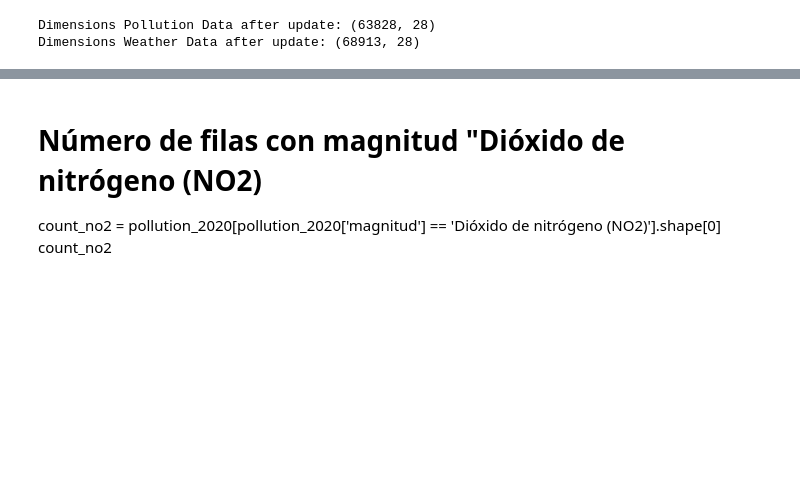
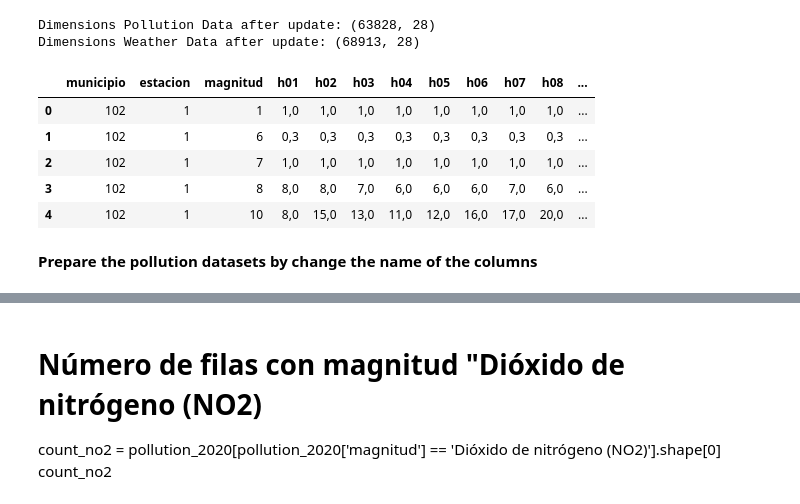
Before and after one commit to Yakondra/Final-project-air-quality, a Jupyter notebook: src/Air_quality.ipynb, the cells around one changed output, grey strips where cells are left out. Cells and saved outputs as stored; diff of their text form; code cells hidden in the pictures; blank space fills up the shorter version.

```diff
--- a/src/Air_quality.ipynb
+++ b/src/Air_quality.ipynb
@@ -259,3 +259,14 @@ print("Dimensions Weather Data after update:", weather_2023.shape)
 # %% [output]
 Dimensions Pollution Data after update: (63828, 28)
 Dimensions Weather Data after update: (68913, 28)
+# %%
+pollution_2020.head()
+# %% [output]
+|  | municipio | estacion | magnitud | h01 | h02 | h03 | h04 | h05 | h06 | h07 | h08 | ... |
+| 0 | 102 | 1 | 1 | 1,0 | 1,0 | 1,0 | 1,0 | 1,0 | 1,0 | 1,0 | 1,0 | ... |
+| 1 | 102 | 1 | 6 | 0,3 | 0,3 | 0,3 | 0,3 | 0,3 | 0,3 | 0,3 | 0,3 | ... |
+| 2 | 102 | 1 | 7 | 1,0 | 1,0 | 1,0 | 1,0 | 1,0 | 1,0 | 1,0 | 1,0 | ... |
+| 3 | 102 | 1 | 8 | 8,0 | 8,0 | 7,0 | 6,0 | 6,0 | 6,0 | 7,0 | 6,0 | ... |
+| 4 | 102 | 1 | 10 | 8,0 | 15,0 | 13,0 | 11,0 | 12,0 | 16,0 | 17,0 | 20,0 | ... |
+# %% [markdown]
+**Prepare the pollution datasets by change the name of the columns**
```
Also changed, not shown: parts of 12 cells of this notebook.
